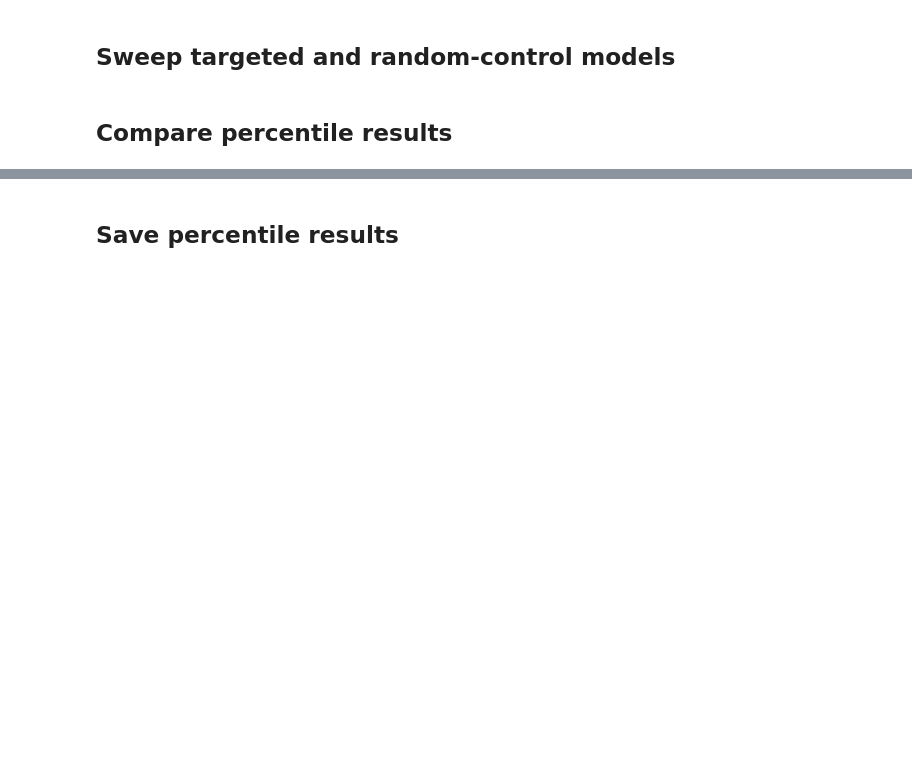
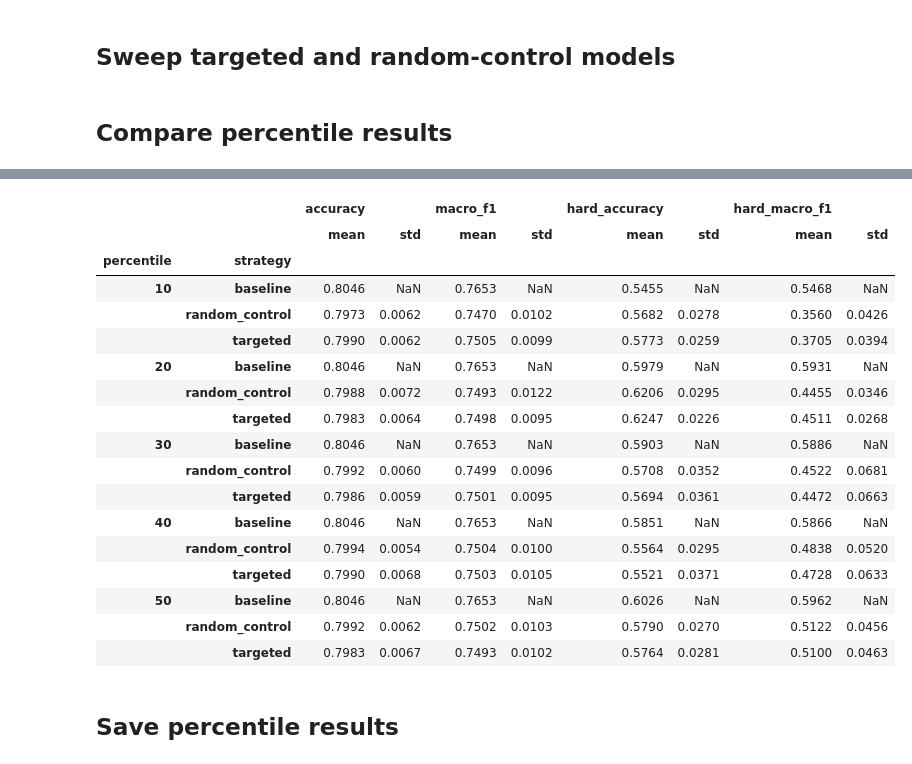
Before and after one commit to sinuhajii02/nlp-financial-phrasebank, a Jupyter notebook: notebook/07_cnn_finbert_targeted.ipynb, the cells around one changed output, grey strips where cells are left out. Drawn from its saved outputs; the diff is of its cells as text; code cells hidden in the pictures; blank space fills up the shorter version.

Commit message:
experiments 7 targeted vs random

```diff
--- a/notebook/07_cnn_finbert_targeted.ipynb
+++ b/notebook/07_cnn_finbert_targeted.ipynb
@@ -63,7 +72,8 @@ Notes:
 def build_cnn():
     inputs = keras.Input(shape=(64,), dtype="int32")
     x = layers.Embedding(
-        embedding_matrix.shape[0], embedding_matrix.shape[1],
+        embedding_matrix.shape[0],
+        embedding_matrix.shape[1],
         embeddings_initializer=keras.initializers.Constant(embedding_matrix),
         trainable=False, mask_zero=False,
     )(inputs)
@@ -175,0 +172,15 @@ P50: train=1450 (cutoff=0.9849), val=484 (cutoff=0.8023), test=484 (cutoff=0.786
+# %%
+from utils.hard_samples_identify import calculate_top_two_margins
+
+# Save which sentences are hard, one is_hard_pXX column per percentile.
+# Train: out-of-fold probabilities; val: baseline probabilities with the train cutoff.
+os.makedirs("../results/hard_samples", exist_ok=True)
+for split, df, probabilities in [("train", train_df, oof_probabilities), ("val", val_df, val_probabilities)]:
+    out = df[["sentence", "label"]].copy()
+    out["pred"] = [LABELS[i] for i in probabilities.argmax(axis=1)]
+    out["margin"] = calculate_top_two_margins(probabilities)
+    for percentile in percentiles:
+        out[f"is_hard_p{percentile}"] = False
+        out.loc[hard_selection[percentile][f"{split}_indices"], f"is_hard_p{percentile}"] = True
+    out.to_csv(f"../results/hard_samples/exp7_{split}_hard.csv", index=False)
+    print(split, {p: int(out[f"is_hard_p{p}"].sum()) for p in percentiles})
@@ -297,0 +213,28 @@ print(results_df.to_string(index=False, float_format=lambda value: f"{value:.4f}
+# %%
+def score_model(model, X, y, hard_indices):
+    probabilities = model.predict(X, batch_size=32, verbose=0)
+    predictions = probabilities.argmax(axis=1)
+    return {
+        "accuracy": accuracy_score(y, predictions),
+        "macro_f1": f1_score(y, predictions, average="macro"),
+        "hard_accuracy": accuracy_score(y[hard_indices], predictions[hard_indices]),
+        "hard_macro_f1": f1_score(y[hard_indices], predictions[hard_indices], average="macro"),
+    }
+
+SEEDS = [42, 43, 44, 45, 46]
+rows = []
+for percentile in percentiles:
+    sel = hard_selection[percentile]
+    base = score_model(baseline_model, X_val, y_val, sel["val_indices"])
+    rows.append({"percentile": percentile, "strategy": "baseline", "seed": None, **base})
+    for seed in SEEDS:
+        for strategy, idx in [("targeted", sel["train_indices"]),
+                              ("random_control", random_indices(len(sel["train_indices"]), seed))]:
+            scores = score_model(fine_tune(idx, seed), X_val, y_val, sel["val_indices"])
+            rows.append({"percentile": percentile, "strategy": strategy, "seed": seed, **scores})
+
+results_df = pd.DataFrame(rows)
+summary = (results_df.groupby(["percentile", "strategy"])[["accuracy", "macro_f1", "hard_accuracy", "hard_macro_f1"]]
+           .agg(["mean", "std"]).round(4))
+summary
+# %% [output]
@@ -298,2 +258,20 @@ print(results_df.to_string(index=False, float_format=lambda value: f"{value:.4f}
+|  |  | accuracy |  | macro_f1 |  | hard_accuracy |  | hard_macro_f1 |  |
+|  |  | mean | std | mean | std | mean | std | mean | std |
+| percentile | strategy |  |  |  |  |  |  |  |  |
+| 10 | baseline | 0.8046 | NaN | 0.7653 | NaN | 0.5455 | NaN | 0.5468 | NaN |
+|  | random_control | 0.7973 | 0.0062 | 0.7470 | 0.0102 | 0.5682 | 0.0278 | 0.3560 | 0.0426 |
+|  | targeted | 0.7990 | 0.0062 | 0.7505 | 0.0099 | 0.5773 | 0.0259 | 0.3705 | 0.0394 |
+| 20 | baseline | 0.8046 | NaN | 0.7653 | NaN | 0.5979 | NaN | 0.5931 | NaN |
+|  | random_control | 0.7988 | 0.0072 | 0.7493 | 0.0122 | 0.6206 | 0.0295 | 0.4455 | 0.0346 |
+|  | targeted | 0.7983 | 0.0064 | 0.7498 | 0.0095 | 0.6247 | 0.0226 | 0.4511 | 0.0268 |
+| 30 | baseline | 0.8046 | NaN | 0.7653 | NaN | 0.5903 | NaN | 0.5886 | NaN |
+|  | random_control | 0.7992 | 0.0060 | 0.7499 | 0.0096 | 0.5708 | 0.0352 | 0.4522 | 0.0681 |
+|  | targeted | 0.7986 | 0.0059 | 0.7501 | 0.0095 | 0.5694 | 0.0361 | 0.4472 | 0.0663 |
+| 40 | baseline | 0.8046 | NaN | 0.7653 | NaN | 0.5851 | NaN | 0.5866 | NaN |
+|  | random_control | 0.7994 | 0.0054 | 0.7504 | 0.0100 | 0.5564 | 0.0295 | 0.4838 | 0.0520 |
+|  | targeted | 0.7990 | 0.0068 | 0.7503 | 0.0105 | 0.5521 | 0.0371 | 0.4728 | 0.0633 |
+| 50 | baseline | 0.8046 | NaN | 0.7653 | NaN | 0.6026 | NaN | 0.5962 | NaN |
+|  | random_control | 0.7992 | 0.0062 | 0.7502 | 0.0103 | 0.5790 | 0.0270 | 0.5122 | 0.0456 |
+|  | targeted | 0.7983 | 0.0067 | 0.7493 | 0.0102 | 0.5764 | 0.0281 | 0.5100 | 0.0463 |
 # %% [markdown]
 ## Save percentile results
```
Also changed, not shown: parts of 13 cells of this notebook, 5 other files.
